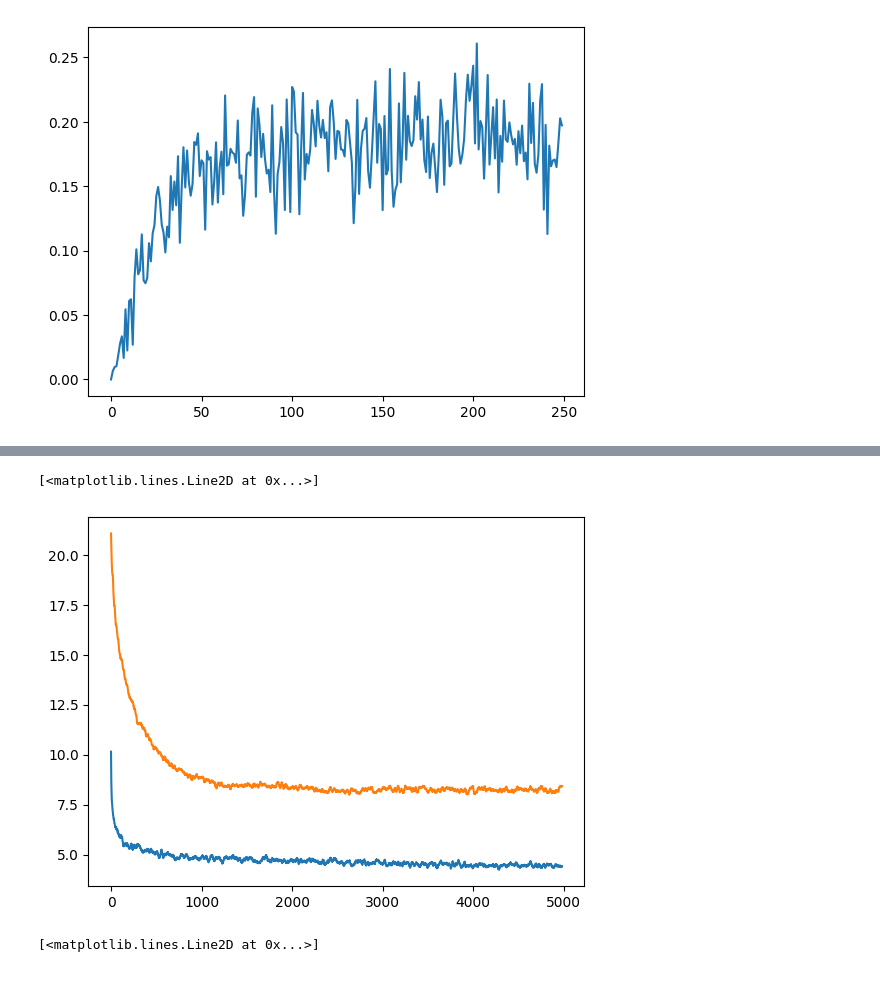
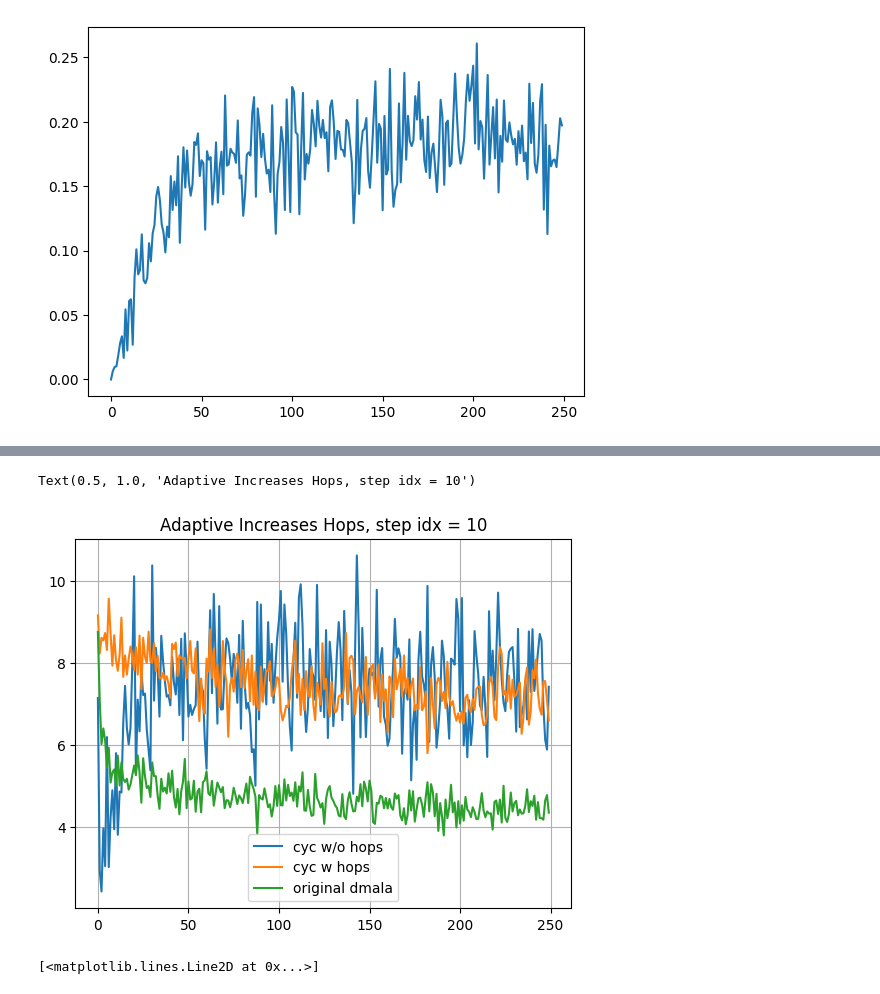
Before and after one commit to patrickpynadath1/automatic_cyclical_sampling, a Jupyter notebook: EBM Sample.ipynb, the cells around one changed output, grey strips where cells are left out. Saved outputs shown, nothing was run; the diff lists cells and outputs as text; code cells hidden in the pictures.

```diff
--- a/EBM Sample.ipynb
+++ b/EBM Sample.ipynb
@@ -15,8 +15,8 @@ cyc_dmala_burnin_energies = pickle.load(open("figs/ebm_sample/cyc_dmala_cycles_2
 cyc_dmala_burnin_hops = pickle.load(open("figs/ebm_sample/cyc_dmala_cycles_250_stepsize_2.0_initbal_1.0_adapt_burnin/hops.pickle", "rb"))
 cyc_dmala_burnin_a_s = pickle.load(open("figs/ebm_sample/cyc_dmala_cycles_250_stepsize_2.0_initbal_1.0_adapt_burnin/a_s.pickle", "rb"))
 
-cyc_dula_burnin_energies = pickle.load(open("figs/ebm_sample/cyc_dula_cycles_100_stepsize_2.0_initbal_1.0_adapt_burnin_lr_0.9/energies.pickle", "rb"))
-cyc_dula_burnin_hops = pickle.load(open("figs/ebm_sample/cyc_dula_cycles_100_stepsize_2.0_initbal_1.0_adapt_burnin_lr_0.9/hops.pickle", "rb"))
+cyc_dula_burnin_energies = pickle.load(open("figs/ebm_sample/cyc_dula_cycles_250_stepsize_2.0_initbal_1.0_adapt_burnin_lr_0.9/energies.pickle", "rb"))
+cyc_dula_burnin_hops = pickle.load(open("figs/ebm_sample/cyc_dula_cycles_250_stepsize_2.0_initbal_1.0_adapt_burnin_lr_0.9/hops.pickle", "rb"))
 
 
 dmala_energies = pickle.load(open("figs/ebm_sample/dmala_stepsize_0.2_0.5/energies.pickle", "rb"))
@@ -46,10 +55,15 @@ plt.legend()
 # %%
-plt.plot(rolling(dmala_hops, 20))
+step_num = 10
+plt.plot(cyc_dmala_hops[step_num::20], label='cyc w/o hops')
 plt.plot()
-plt.plot(rolling(cyc_dula_burnin_hops, 20))
+plt.plot(cyc_dmala_burnin_hops[step_num::20], label='cyc w hops')
+plt.plot(dmala_hops[step_num::20], label='original dmala')
+plt.legend()
+plt.grid()
+plt.title(f"Adaptive Increases Hops, step idx = {step_num}")
 # %% [output]
-[<matplotlib.lines.Line2D at 0x...>]
+Text(0.5, 1.0, 'Adaptive Increases Hops, step idx = 10')
-[figure, old version]
+[figure, new version]
 # %%
 cyc_dmala_energies = pickle.load(open("figs/ebm_sample/cyc_dmala_cycles_250_stepsize_2.0_initbal_1.0_adapt_burnin/energies.pickle", "rb"))
 cyc_dmala_hops = pickle.load(open("figs/ebm_sample/cyc_dmala_cycles_250_stepsize_2.0_initbal_1.0_adapt_burnin/hops.pickle", "rb"))
```
Also changed, not shown: parts of 2 cells of this notebook, 1 other file.
